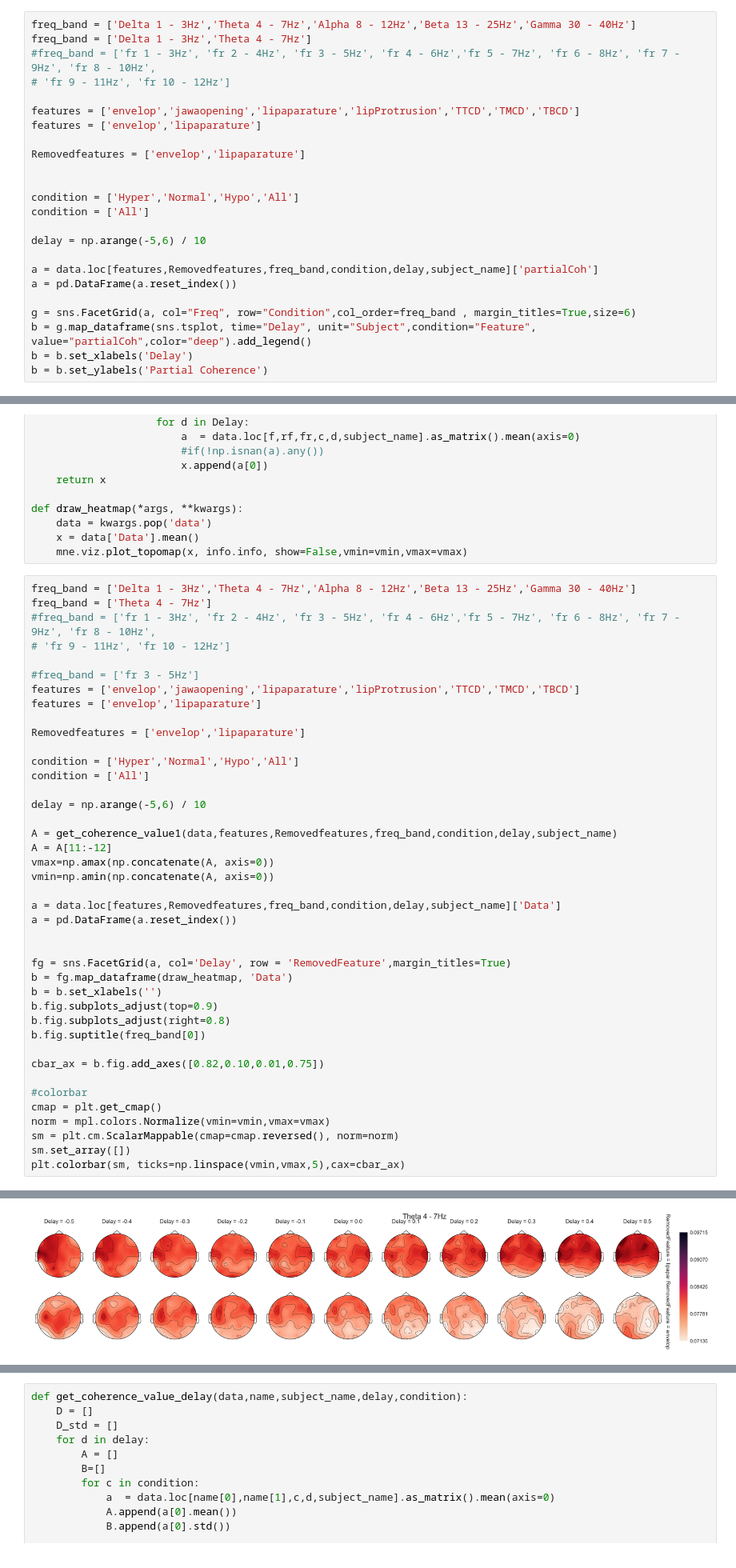
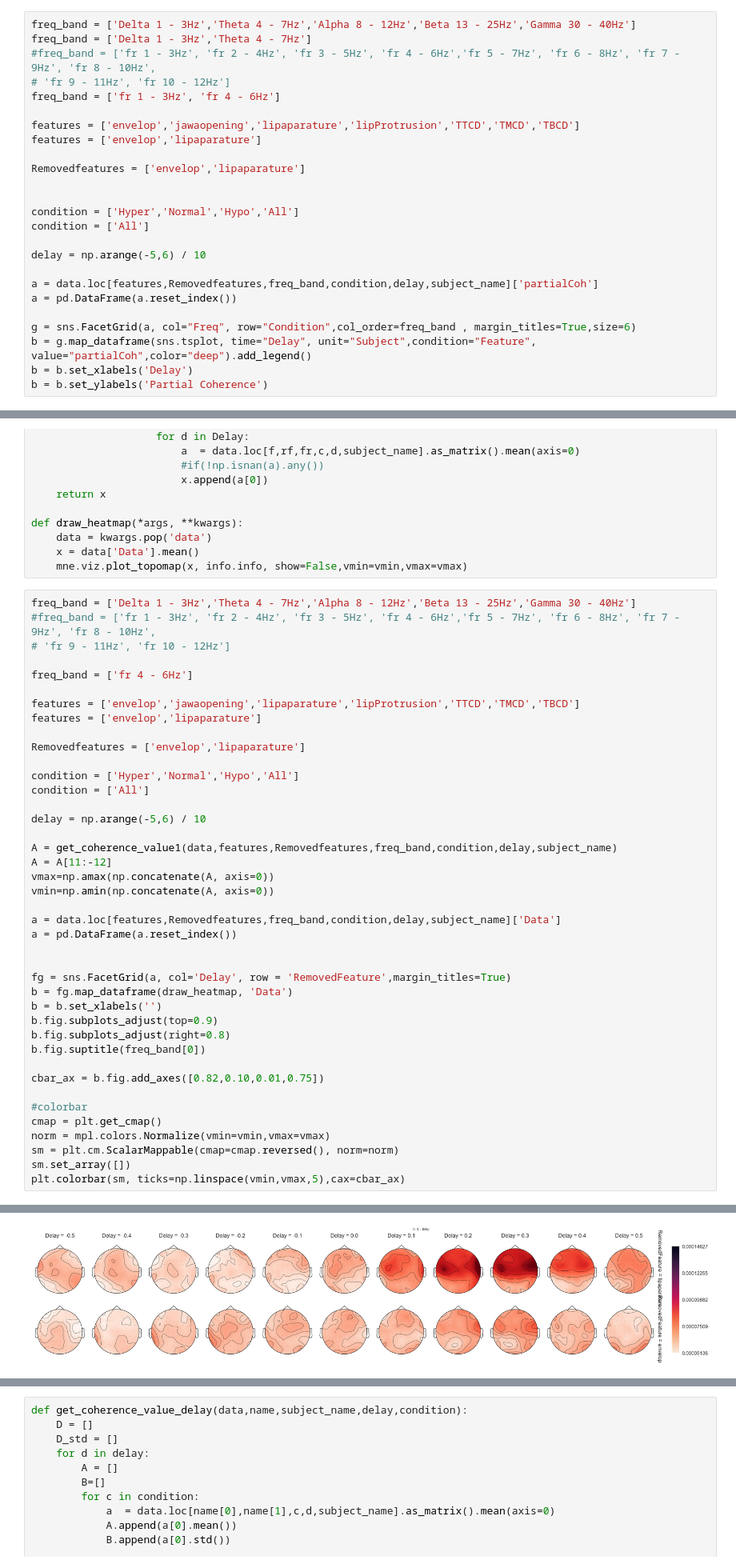
Before and after one commit to sankar-mukherjee/entrainment_python, a Jupyter notebook: partialCoherence_investigate.ipynb, the cells around one changed output, grey strips where cells are left out. Shown: that part at 80% size. Drawn from its saved outputs; the diff is of its cells as text.

```diff
--- a/partialCoherence_investigate.ipynb
+++ b/partialCoherence_investigate.ipynb
@@ -124,6 +111,7 @@ freq_band = ['Delta 1 - 3Hz','Theta 4 - 7Hz','Alpha 8 - 12Hz','Beta 13 - 25Hz','
 freq_band = ['Delta 1 - 3Hz','Theta 4 - 7Hz']
 #freq_band = ['fr 1 - 3Hz', 'fr 2 - 4Hz', 'fr 3 - 5Hz', 'fr 4 - 6Hz','fr 5 - 7Hz', 'fr 6 - 8Hz', 'fr 7 - 9Hz', 'fr 8 - 10Hz',
 # 'fr 9 - 11Hz', 'fr 10 - 12Hz']
+freq_band = ['fr 1 - 3Hz', 'fr 4 - 6Hz']
 
 features = ['envelop','jawaopening','lipaparature','lipProtrusion','TTCD','TMCD','TBCD']
 features = ['envelop','lipaparature']
@@ -175,11 +163,11 @@ def draw_heatmap(*args, **kwargs):
     mne.viz.plot_topomap(x, info.info, show=False,vmin=vmin,vmax=vmax)
 # %%
 freq_band = ['Delta 1 - 3Hz','Theta 4 - 7Hz','Alpha 8 - 12Hz','Beta 13 - 25Hz','Gamma 30 - 40Hz']
-freq_band = ['Theta 4 - 7Hz']
 #freq_band = ['fr 1 - 3Hz', 'fr 2 - 4Hz', 'fr 3 - 5Hz', 'fr 4 - 6Hz','fr 5 - 7Hz', 'fr 6 - 8Hz', 'fr 7 - 9Hz', 'fr 8 - 10Hz',
 # 'fr 9 - 11Hz', 'fr 10 - 12Hz']
 
-#freq_band = ['fr 3 - 5Hz']
+freq_band = ['fr 4 - 6Hz']
+
 features = ['envelop','jawaopening','lipaparature','lipProtrusion','TTCD','TMCD','TBCD']
 features = ['envelop','lipaparature']
 
@@ -189,31 +177,31 @@ condition = ['Hyper','Normal','Hypo','All']
 condition = ['All']
 
 delay = np.arange(-5,6) / 10
 
 A = get_coherence_value1(data,features,Removedfeatures,freq_band,condition,delay,subject_name)
 A = A[11:-12]
 vmax=np.amax(np.concatenate(A, axis=0))
 vmin=np.amin(np.concatenate(A, axis=0))
 
 a = data.loc[features,Removedfeatures,freq_band,condition,delay,subject_name]['Data']
 a = pd.DataFrame(a.reset_index())
 
 
 fg = sns.FacetGrid(a, col='Delay', row = 'RemovedFeature',margin_titles=True)
 b = fg.map_dataframe(draw_heatmap, 'Data')
 b = b.set_xlabels('')
 b.fig.subplots_adjust(top=0.9)
 b.fig.subplots_adjust(right=0.8)
 b.fig.suptitle(freq_band[0])
 
 cbar_ax = b.fig.add_axes([0.82,0.10,0.01,0.75])
 
 #colorbar
 cmap = plt.get_cmap()
 norm = mpl.colors.Normalize(vmin=vmin,vmax=vmax)
 sm = plt.cm.ScalarMappable(cmap=cmap.reversed(), norm=norm)
 sm.set_array([])
 plt.colorbar(sm, ticks=np.linspace(vmin,vmax,5),cax=cbar_ax)
 # %% [output]
 <matplotlib.colorbar.Colorbar at 0x...>
-[figure, old version]
+[figure, new version]
```
Also changed, not shown: parts of 9 cells of this notebook.
